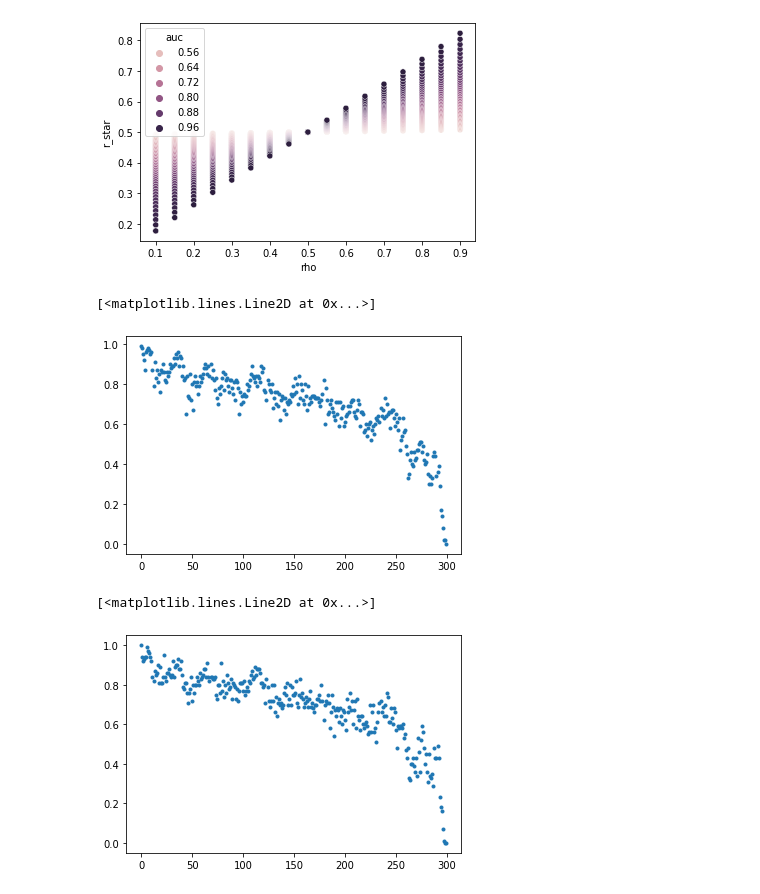
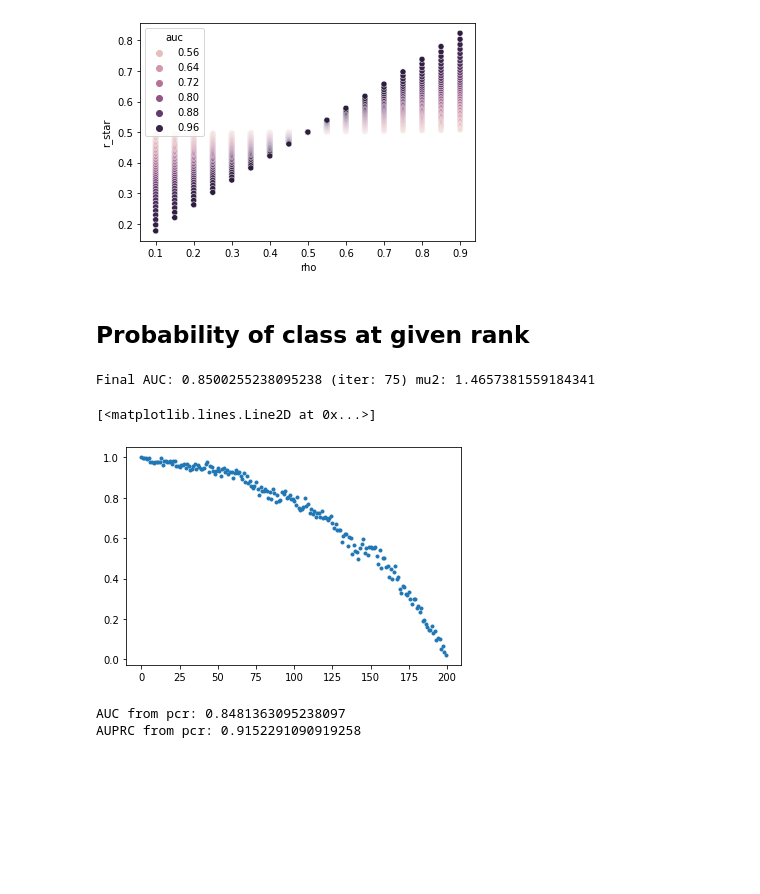
Before and after one commit to sungcheolkim78/pyFiDEL, a Jupyter notebook: docs/Tutorial.ipynb, the cells around one changed output. Saved outputs shown, nothing was run; the diff lists cells and outputs as text; code cells hidden in the pictures; blank space fills up the shorter version.

```diff
--- a/docs/Tutorial.ipynb
+++ b/docs/Tutorial.ipynb
@@ -178,15 +178,28 @@ sns.scatterplot(data=df, x='rho', y='r_star', hue='auc')
 plt.savefig('rho-r_star.pdf', dpi=300)
 # %% [output]
 [figure]
+# %% [markdown]
+## Probability of class at given rank
+# %%
+# create simulator
+
+c = SimClassifier(N = 10000, rho = 0.7)
+
+# generate Gaussian score with target AUC
+
+score = c.create_gaussian_scores(auc0 = .85)
+# %% [output]
+Final AUC: 0.8500255238095238 (iter: 75) mu2: 1.4657381559184341
 # %%
-a = PCR(c.score, c.y, sample_size=300, sample_n=100)
-plt.plot(a.pcr, '.')
+p = PCR(c.score, c.y, sample_size=200, sample_n=400)
+plt.plot(p.pcr, '.')
 # %% [output]
 [<matplotlib.lines.Line2D at 0x...>]
-[figure, old version]
+[figure, new version]
 # %%
-plt.plot(a.pcr, '.')
+print(f'AUC from pcr: {p.auc()}')
+print(f'AUPRC from pcr: {p.auprc()}')
 # %% [output]
-[<matplotlib.lines.Line2D at 0x...>]
+AUC from pcr: 0.8481363095238097
+AUPRC from pcr: 0.9152291090919258
-[figure, removed]
 # %%
```
Also changed, not shown: parts of 16 cells of this notebook, 4 other files.
